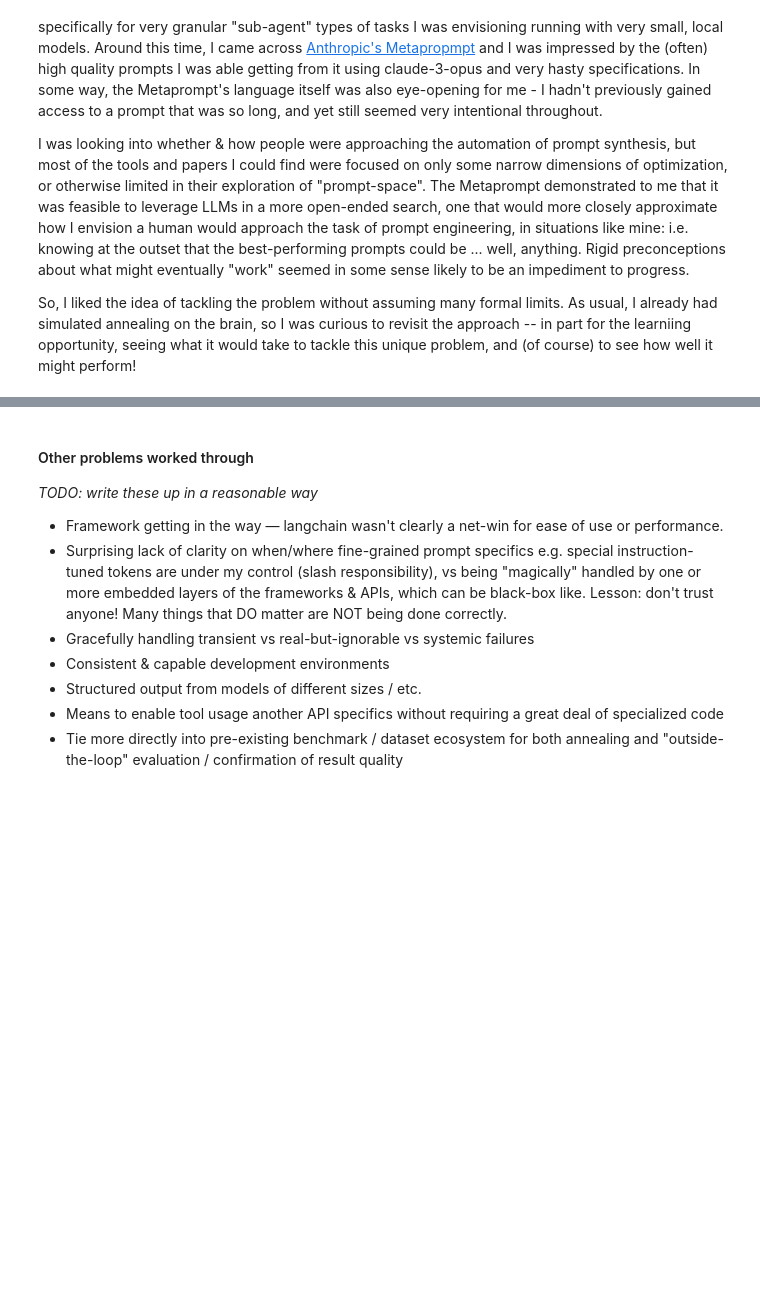
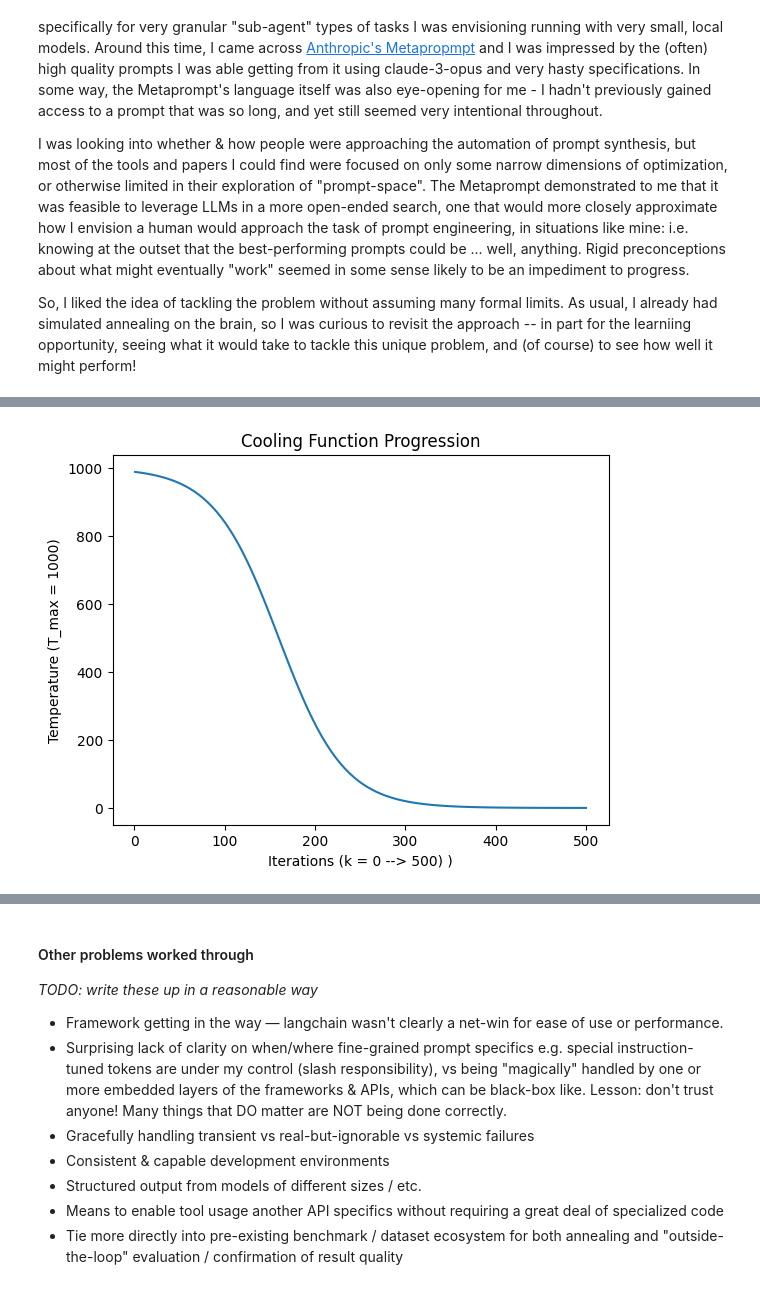
Before and after one commit to reedtaylor/prompt-annealer-snapshots, a Jupyter notebook: prompt-annealing.ipynb, the cells around one changed output, grey strips where cells are left out. Drawn from its saved outputs; the diff is of its cells as text; code cells hidden in the pictures; blank space fills up the shorter version.

```diff
--- a/prompt-annealing.ipynb
+++ b/prompt-annealing.ipynb
@@ -161,3 +236,7 @@ Simulated annealing is far from new, and there are [many places](https://www.goo
+# %%
+a.temperature_functions.visualize_cooling_schedule()
+# %% [output]
+[figure, added]
 # %% [markdown]
 <link rel="stylesheet" href="styles/custom.css">
 
```
Also changed, not shown: parts of 26 cells of this notebook.
